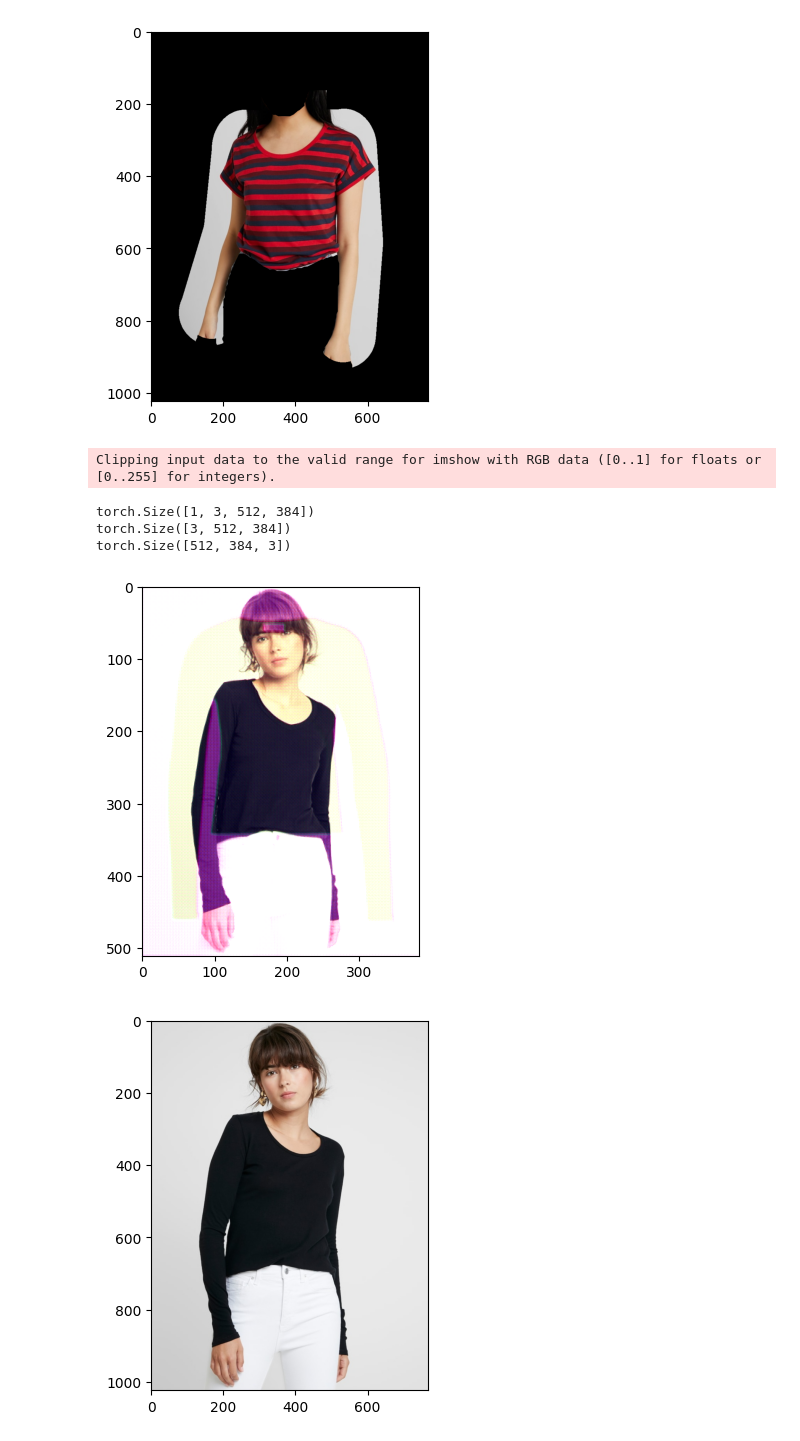
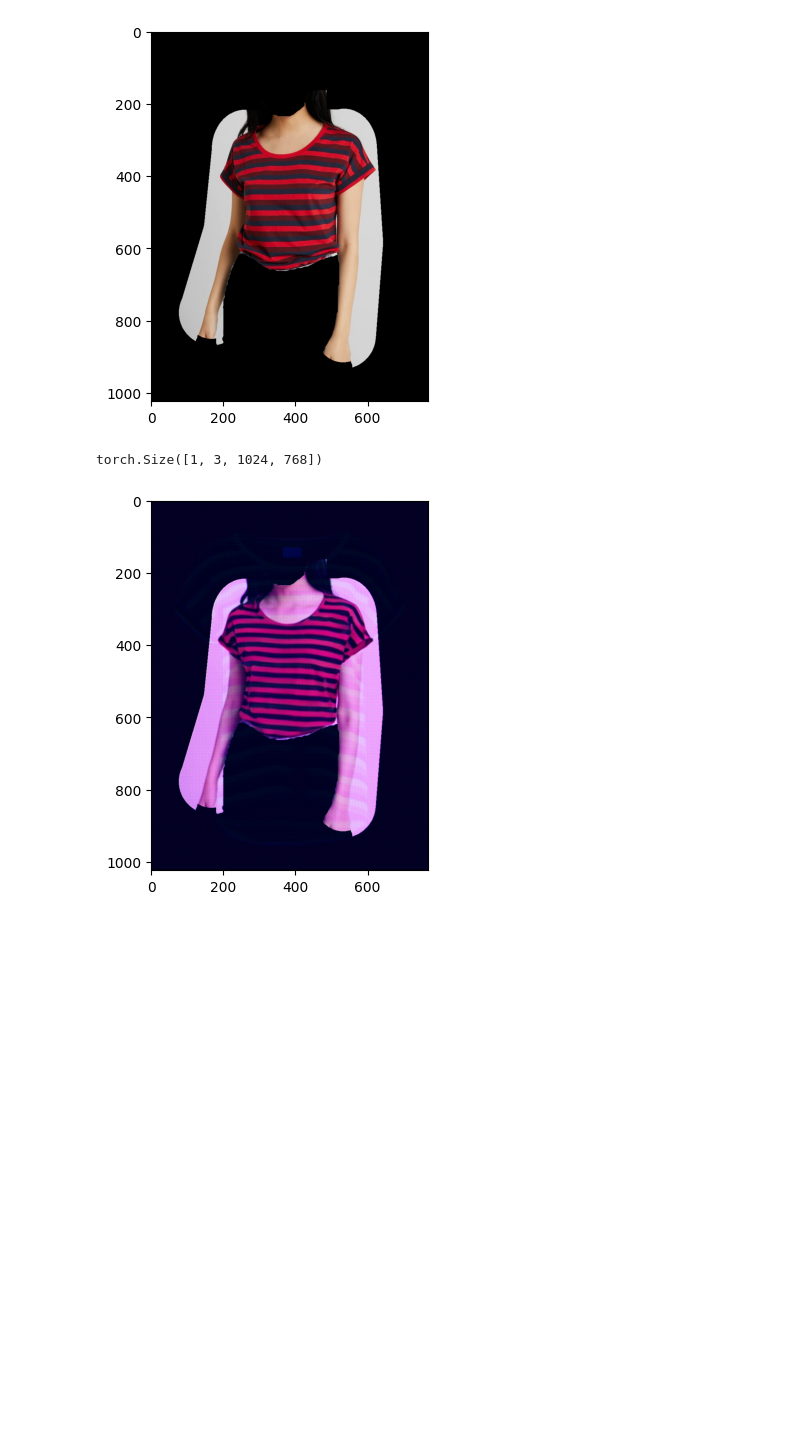
Before and after one commit to julenurchoeguia/vton, a Jupyter notebook: notebooks/test.ipynb, the cells around one changed output. Drawn from its saved outputs; the diff is of its cells as text; code cells hidden in the pictures; blank space fills up the shorter version.

```diff
--- a/notebooks/test.ipynb
+++ b/notebooks/test.ipynb
@@ -61,22 +61,15 @@ net = NAFNet_Combine(img_channel=img_channel, width=width, middle_blk_num=middle
-# %%
-with torch.no_grad():
-    out = net(batch)
-    print(out.shape)
-
-out = out.squeeze(0) # remove batch dimension
-print(out.shape)
-out = out.permute(1, 2, 0) # rearrange dimensions from (height, width, channels) to (channels, height, width)
-print(out.shape)
-
-plt.imshow(out)
-plt.show()
-
-plt.imshow(image_gt.squeeze(0).permute(1, 2, 0))
-plt.show()
-# %% [output]
-Clipping input data to the valid range for imshow with RGB data ([0..1] for floats or [0..255] for integers).
-torch.Size([1, 3, 512, 384])
-torch.Size([3, 512, 384])
-torch.Size([512, 384, 3])
-[figure, removed]
-[figure, removed]
+# %%
+model = SCM()
+# %%
+import torch
+
+batch = elemt["input_scm"].unsqueeze(0)
+with torch.no_grad():
+    out = model(batch)
+    print(out.shape)
+# %% [output]
+torch.Size([1, 3, 1024, 768])
+# %%
+display_image(out[0])
+# %% [output]
+[figure, added]
```
Also changed, not shown: parts of 2 cells of this notebook, 3 other files.
